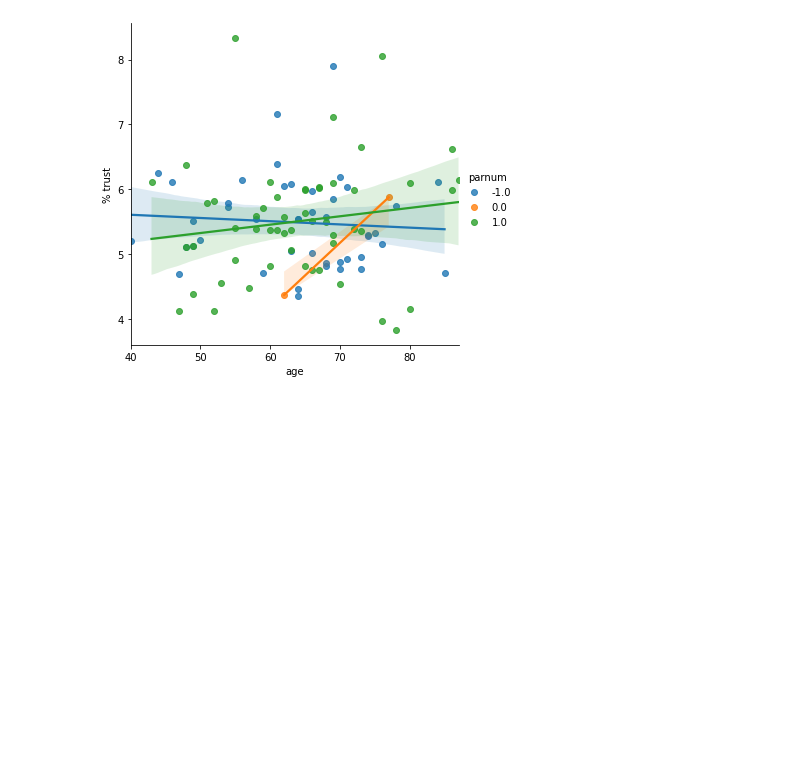
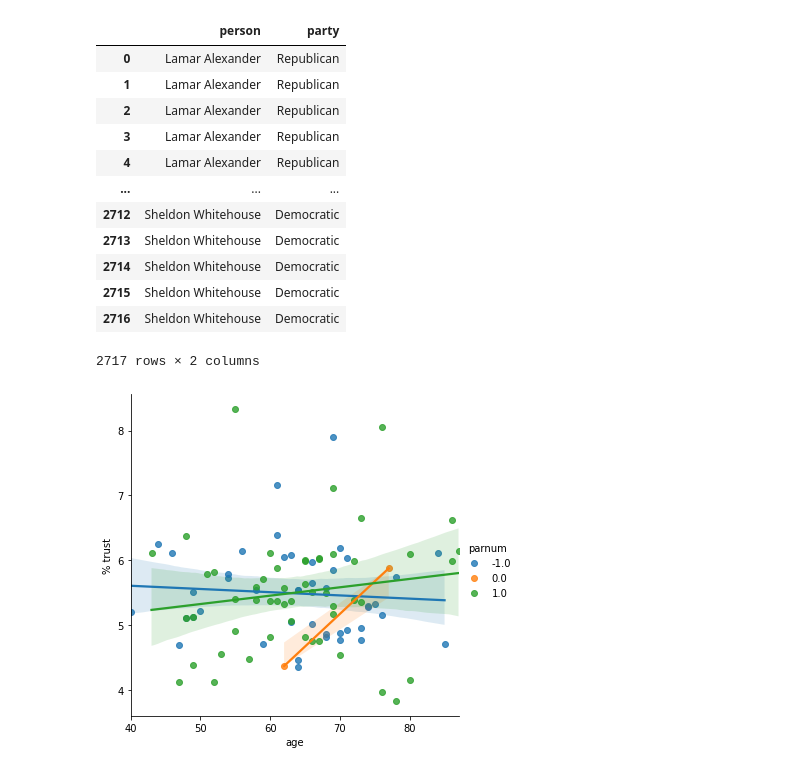
Before and after one commit to ancepsinfans/speeches, a Jupyter notebook: Senators.ipynb, the cells around one changed output. Drawn from its saved outputs; the diff is of its cells as text; code cells hidden in the pictures; blank space fills up the shorter version.

```diff
--- a/Senators.ipynb
+++ b/Senators.ipynb
@@ -211,3 +194,19 @@ sensavg
+# %%
+allsens[['person','party']]
+# %% [output]
+|  | person | party |
+| 0 | Lamar Alexander | Republican |
+| 1 | Lamar Alexander | Republican |
+| 2 | Lamar Alexander | Republican |
+| 3 | Lamar Alexander | Republican |
+| 4 | Lamar Alexander | Republican |
+| ... | ... | ... |
+| 2712 | Sheldon Whitehouse | Democratic |
+| 2713 | Sheldon Whitehouse | Democratic |
+| 2714 | Sheldon Whitehouse | Democratic |
+| 2715 | Sheldon Whitehouse | Democratic |
+| 2716 | Sheldon Whitehouse | Democratic |
+2717 rows × 2 columns
 # %%
 ### THOUGHTS 14.9.20
 # I need to look at pos ratios, length ratios, fragments, selfishness, and emotion/humor scores, everything else is a wash
```
Also changed, not shown: parts of 6 cells of this notebook, 9 other files.
